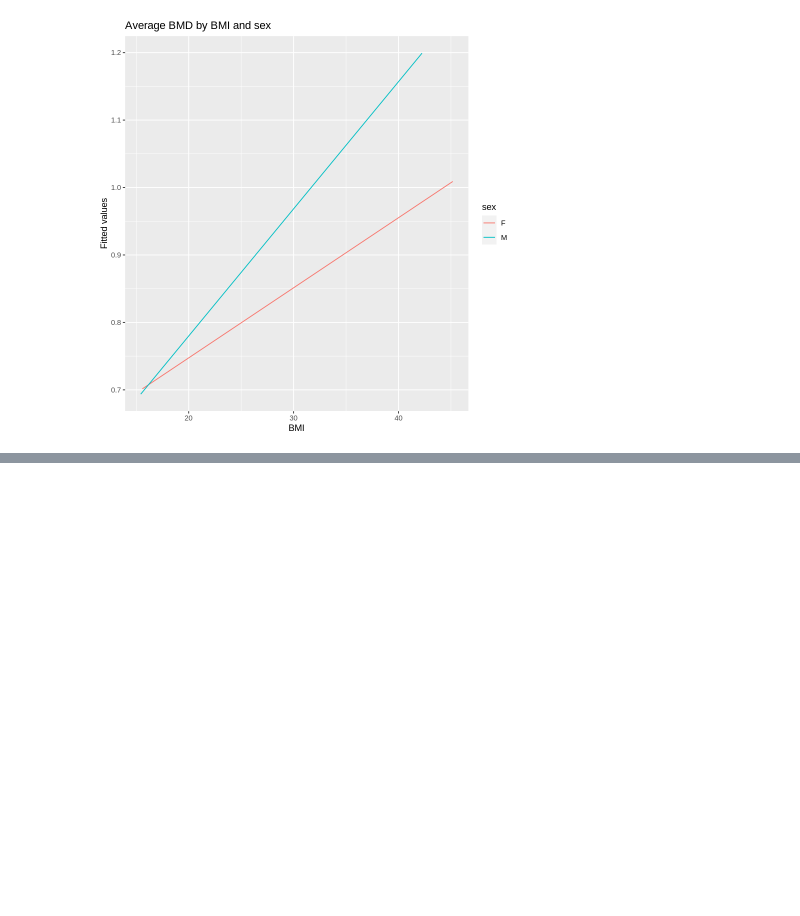
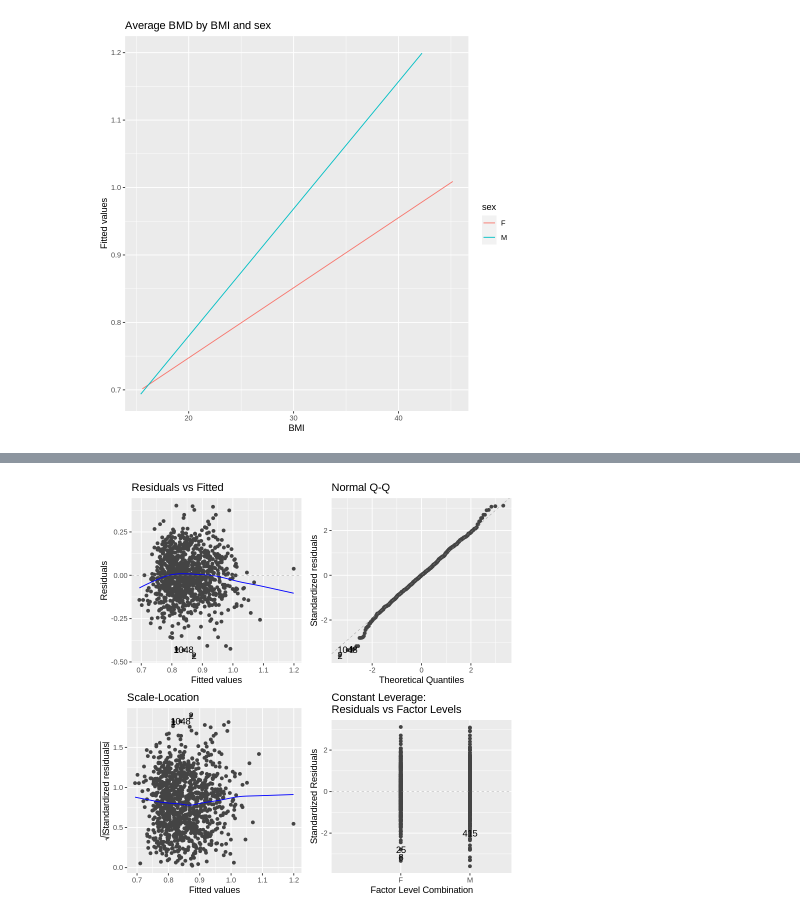
Before and after one commit to ouibaa/PUBH5218, a Jupyter notebook: Week_1_Generalised_Linear_Models.ipynb, the cells around one changed output, grey strips where cells are left out. Cells and saved outputs as stored; diff of their text form; code cells hidden in the pictures; blank space fills up the shorter version.

```diff
--- a/Week_1_Generalised_Linear_Models.ipynb
+++ b/Week_1_Generalised_Linear_Models.ipynb
@@ -182,0 +223,3 @@ ggplot(data = data, aes (x = bmi, y = fitted, group = sex, colour = sex)) + geom
+# %%
+autoplot(hipbmd.bmi_sex)
+# %% [output]
@@ -182,0 +232 @@ ggplot(data = data, aes (x = bmi, y = fitted, group = sex, colour = sex)) + geom
+[figure, added]
```
Also changed, not shown: parts of 35 cells of this notebook.
